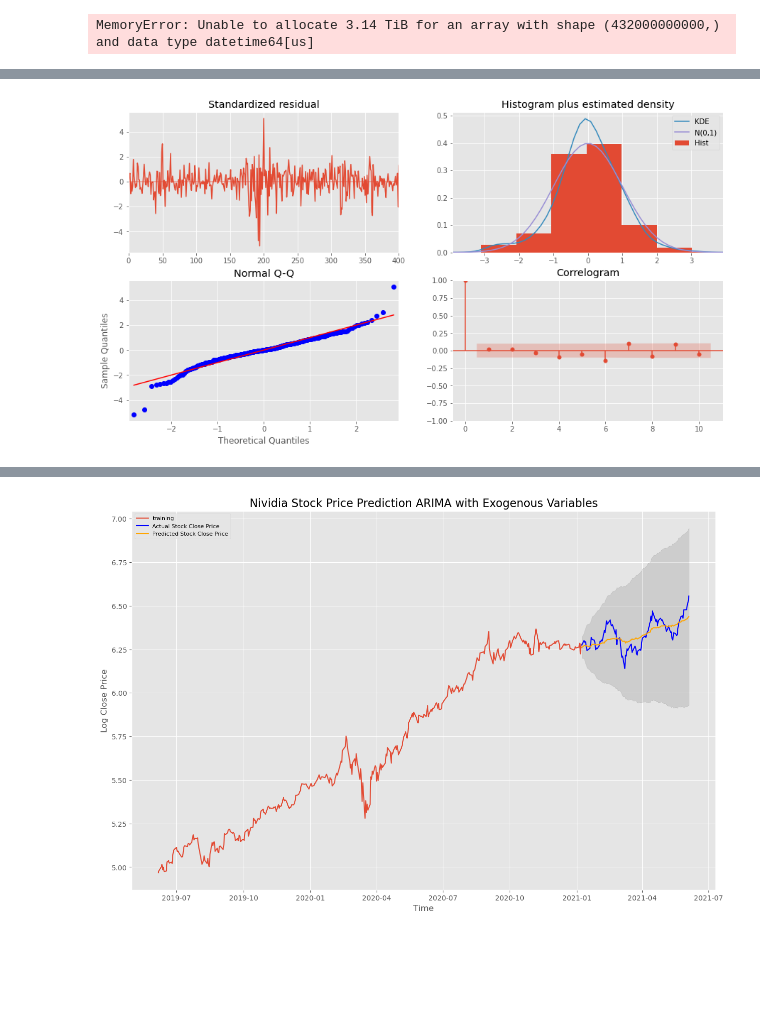
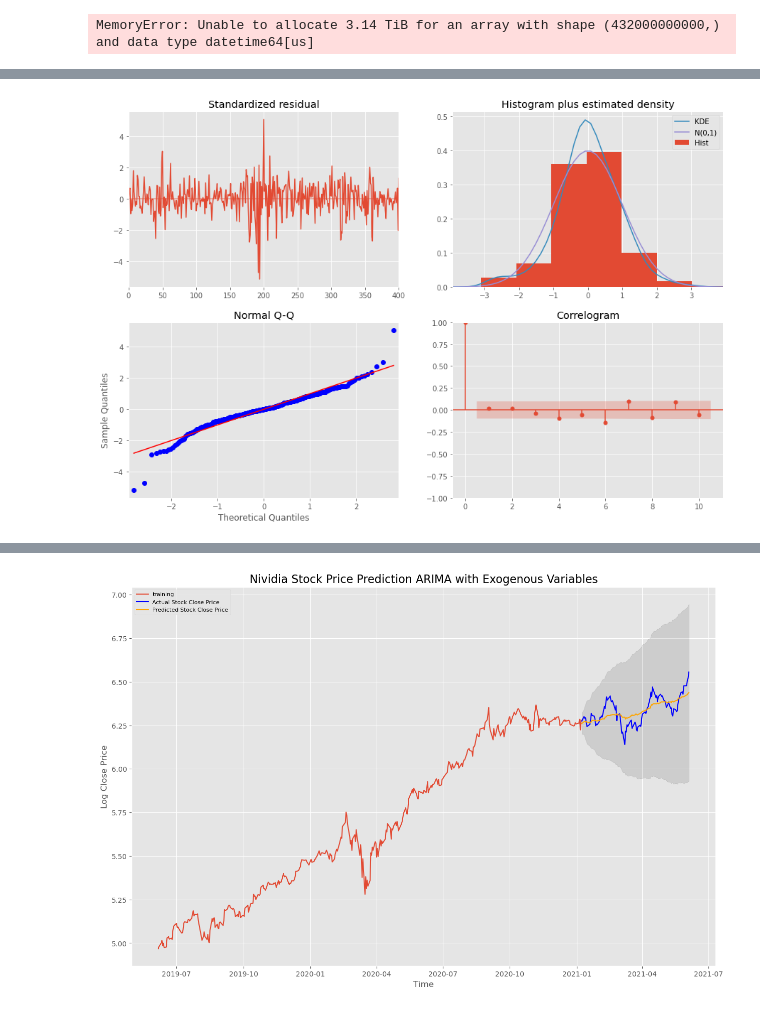
Before and after one commit to jayce7376/Nvidia_Stock_Prediction, a Jupyter notebook: Nvidia_Stock_Prediction.ipynb, the cells around one changed output, grey strips where cells are left out. Drawn from its saved outputs; the diff is of its cells as text; code cells hidden in the pictures; blank space fills up the shorter version.

```diff
--- a/Nvidia_Stock_Prediction.ipynb
+++ b/Nvidia_Stock_Prediction.ipynb
@@ -422,10 +424,11 @@ Best model:  ARIMA(3,1,0)(0,0,0)[0] intercept
 Warnings:
 [1] Covariance matrix calculated using the outer product of gradients (complex-step).
 # %%
-model_autoARIMA_exo.plot_diagnostics(figsize=(15,8))
+model_autoARIMA_exo.plot_diagnostics(figsize=(15,10))
+plt.savefig('./images/plot_diagnostics_ARIMA_exo.png')
 plt.show()
 # %% [output]
-[figure, old version]
+[figure, new version]
 # %%
 model2 = ARIMA(train_data, exog=train_exo_data, order=(3, 1, 0))
 fitted = model2.fit(disp=-1)
```
Also changed, not shown: parts of 7 cells of this notebook, 4 other files.
